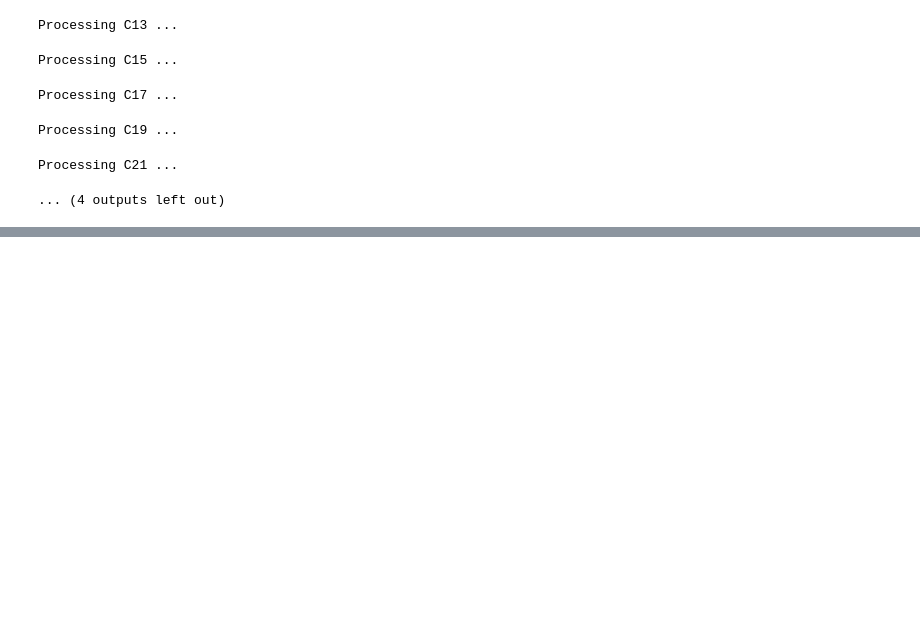
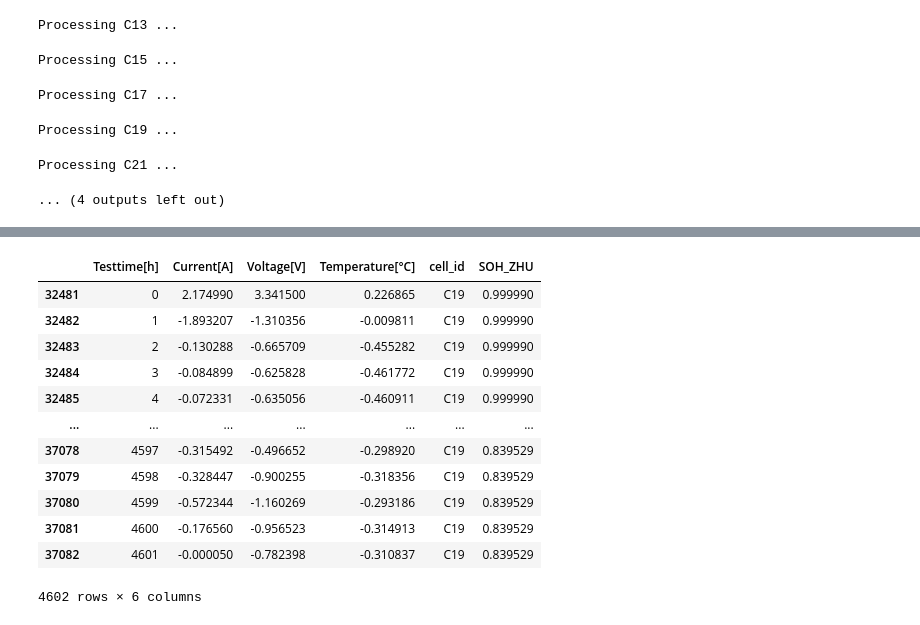
Before and after one commit to zzhuqshun/Thesis, a Jupyter notebook: 04_NNs/model.ipynb, the cells around one changed output, grey strips where cells are left out. Cells and saved outputs as stored; diff of their text form; code cells hidden in the pictures; blank space fills up the shorter version.

```diff
--- a/04_NNs/model.ipynb
+++ b/04_NNs/model.ipynb
@@ -42,5 +42,21 @@ Training set: 48609 rows (split into 130 parts)
 Validation set: 4561 rows from 1 cells
 Test set: 4602 rows from 1 cells
+# %%
+test_scaled
+# %% [output]
+|  | Testtime[h] | Current[A] | Voltage[V] | Temperature[°C] | cell_id | SOH_ZHU |
+| 32481 | 0 | 2.174990 | 3.341500 | 0.226865 | C19 | 0.999990 |
+| 32482 | 1 | -1.893207 | -1.310356 | -0.009811 | C19 | 0.999990 |
+| 32483 | 2 | -0.130288 | -0.665709 | -0.455282 | C19 | 0.999990 |
+| 32484 | 3 | -0.084899 | -0.625828 | -0.461772 | C19 | 0.999990 |
+| 32485 | 4 | -0.072331 | -0.635056 | -0.460911 | C19 | 0.999990 |
+| ... | ... | ... | ... | ... | ... | ... |
+| 37078 | 4597 | -0.315492 | -0.496652 | -0.298920 | C19 | 0.839529 |
+| 37079 | 4598 | -0.328447 | -0.900255 | -0.318356 | C19 | 0.839529 |
+| 37080 | 4599 | -0.572344 | -1.160269 | -0.293186 | C19 | 0.839529 |
+| 37081 | 4600 | -0.176560 | -0.956523 | -0.314913 | C19 | 0.839529 |
+| 37082 | 4601 | -0.000050 | -0.782398 | -0.310837 | C19 | 0.839529 |
+4602 rows × 6 columns
 # %%
 ### Visualize data
 # visualize_data(all_data)
```
Also changed, not shown: parts of 11 cells of this notebook, 1 other file.
